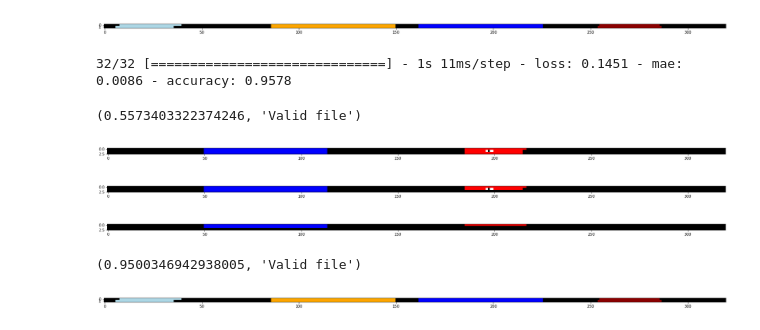
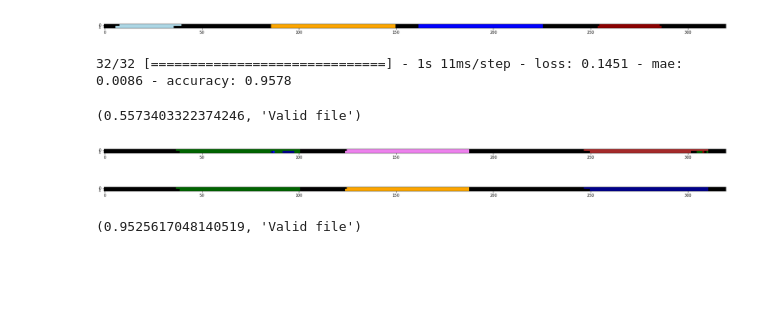
Before and after one commit to ajochim/bbdc2021, a Jupyter notebook: trainings/lessParameter_1d_unet_jannes.ipynb, the cells around one changed output. Cells and saved outputs as stored; diff of their text form; code cells hidden in the pictures; blank space fills up the shorter version.

```diff
--- a/trainings/lessParameter_1d_unet_jannes.ipynb
+++ b/trainings/lessParameter_1d_unet_jannes.ipynb
@@ -135,6 +135,6 @@ plt.show()
 # %% [output]
 [figure]
 # %%
-model = keras.models.load_model("model9561.h5")
+model = keras.models.load_model("Modelle_Jannes/model9561.h5")
 prediction = model.predict(X_test)
 discretePrediction = (prediction == prediction.max(axis=1)[:,None]).astype(int)
@@ -158,65 +158,14 @@ from operator import itemgetter
-# %%
-def postProcess(prediction_one_hot, timepoints, timeThresh = 0.5, noiseThresh = 0.3):
-    groups = groupSequences(prediction_one_hot, timepoints)
-    classNum = prediction_one_hot.shape[1]
-    improvedPrediction = np.zeros((prediction_one_hot.shape[0], classNum+1))
-    for group in groups:
-        firstTime = group[0][1]
-        lastTime = group[-1][1]
-        firstIndex = int(group[0][2])
-        lastIndex = int(group[-1][2])
-        key = int(group[0][0])
-        if lastTime-firstTime>timeThresh or (key==0 and (lastTime-firstTime>noiseThresh or 10-lastTime<0.2 or firstTime<0.2)):
-            improvedPrediction[firstIndex:lastIndex+1,key]=1
-        else:
-            improvedPrediction[firstIndex:lastIndex+1,-1]=1
-    finalPrediction = np.zeros(prediction_one_hot.shape)
-    groups = groupSequences(improvedPrediction, timepoints)
-    for i in range(len(groups)):
-        group = groups[i]
-        firstTime = group[0][1]
-        lastTime = group[-1][1]
-        firstIndex = int(group[0][2])
-        lastIndex = int(group[-1][2])
-        key = int(group[0][0])
-        if key!=prediction_one_hot.shape[1]:
-            finalPrediction[firstIndex:lastIndex+1,key]=1
-        else:
-            ownLength = lastIndex - firstIndex+1
-            beforeLength = np.zeros(classNum)
-            afterLength = np.zeros(classNum)
-            if i>0:
-                beforeLength = getSequenceLength(groups[i-1], classNum)
-            if i+1<len(groups):
-                afterLength = getSequenceLength(groups[i+1], classNum)
-            overallLength = beforeLength+afterLength+ownLength
-            maxLength = np.max(overallLength)
-            lengthFactor = np.exp2(-maxLength/overallLength)
-            probabilitiesOfGroup = prediction_one_hot[firstIndex:lastIndex+1]
-            probabilityForClass = np.sum(probabilitiesOfGroup, axis=0) #TODO prod oder sum?
-            weightedProbabilities = probabilityForClass*lengthFactor
-            #print(weightedProbabilities)
-            newKey = np.argmax(weightedProbabilities)
-            finalPrediction[firstIndex:lastIndex+1, newKey]=1
-    return improvedPrediction, finalPrediction
-
-index = 9 #14 #TODO Komisches Verhalten z.B. bei Case 9 und 14!?
-impr, final = postProcess(prediction[index], timepoints)
-plotPredictionAndGTSingle(Y_test[index], prediction[index], impr)
-plotPredictionAndGTSingle(Y_test[index], prediction[index], final)
-plotPredictionAndGTSingle(Y_test[index], final, np.zeros((320,13)))
-# %% [output]
-[figure, removed]
-[figure, removed]
-[figure, removed]
+# %%
+index = 0
+bbdc.plotPredictionAndGT(Y_test, prediction, index) #TODO Problem mit falscher Farbdarstellung lösen
+bbdc.plotPredictionAndGT(Y_test, postProcessedPrediction, index)
+# %% [output]
+[figure, added]
+[figure, added]
 # %%
-postProcessedPrediction = np.array([postProcess(pred, timepoints)[1] for pred in prediction])
+postProcessedPrediction = np.array([bbdc.postProcess(pred, timepoints) for pred in prediction])
+df = bbdc.getPredictionAsSequenceDF(postProcessedPrediction, timepoints, testFileList)
+df.to_csv("LP1d_Prediction.csv", index=False)
+print(evaluate.evaluate("LP1d_Prediction.csv", "./../data/test.csv"))
+# %% [output]
+(0.9525617048140519, 'Valid file')
-# %%
-bbdc.plotPredictionAndGT(Y_test, postProcessedPrediction, 1)
-df = bbdc.getPredictionAsSequenceDF(postProcessedPrediction, timepoints, testFileList)
-df.to_csv("LP1d_Prediction.csv", index=False)
-df.head()
-print(evaluate.evaluate("LP1d_Prediction.csv", "./../data/test.csv"))
-# %% [output]
-(0.9500346942938005, 'Valid file')
-[figure, removed]
```
Also changed, not shown: parts of 3 cells of this notebook, 3 other files.
